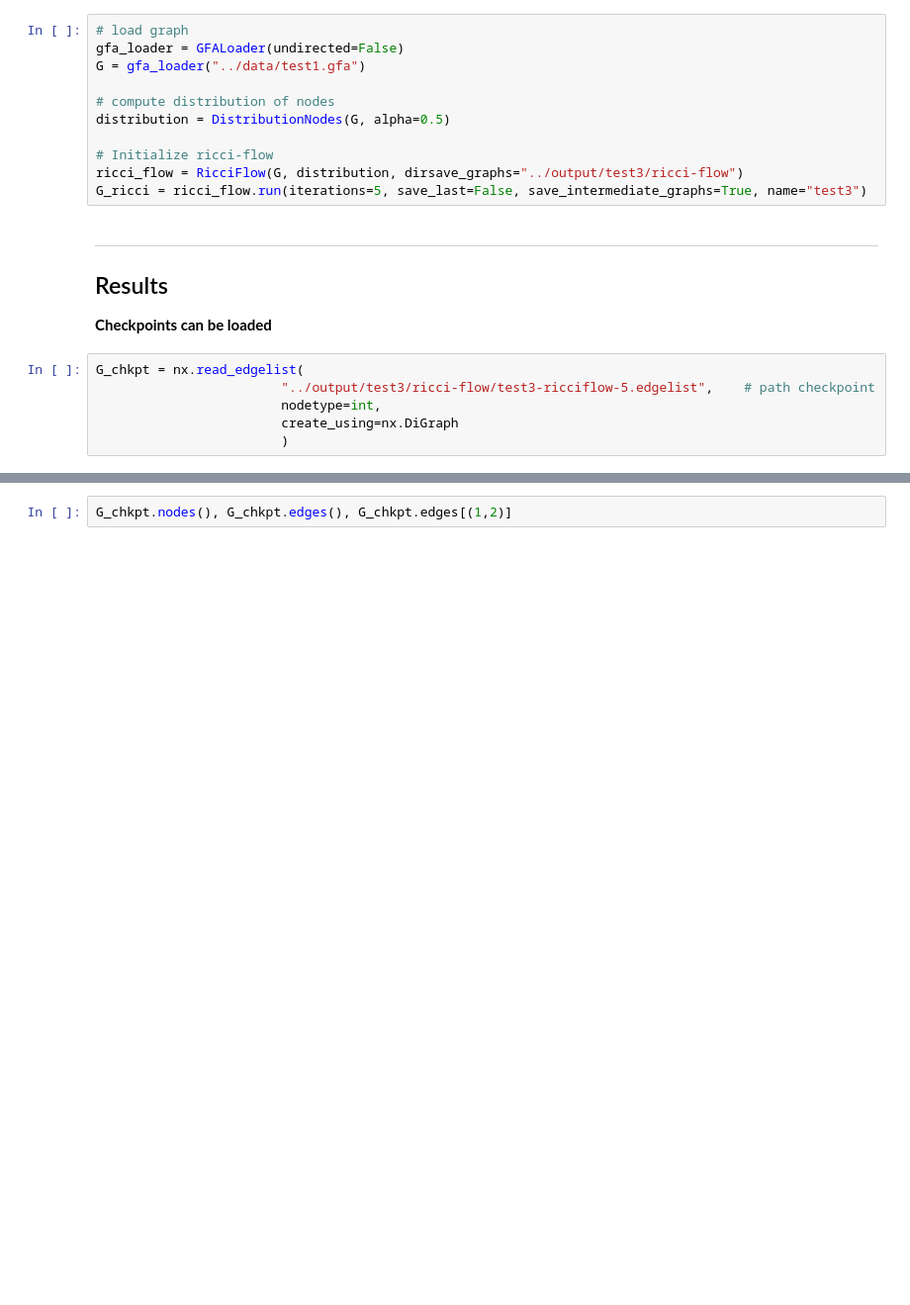
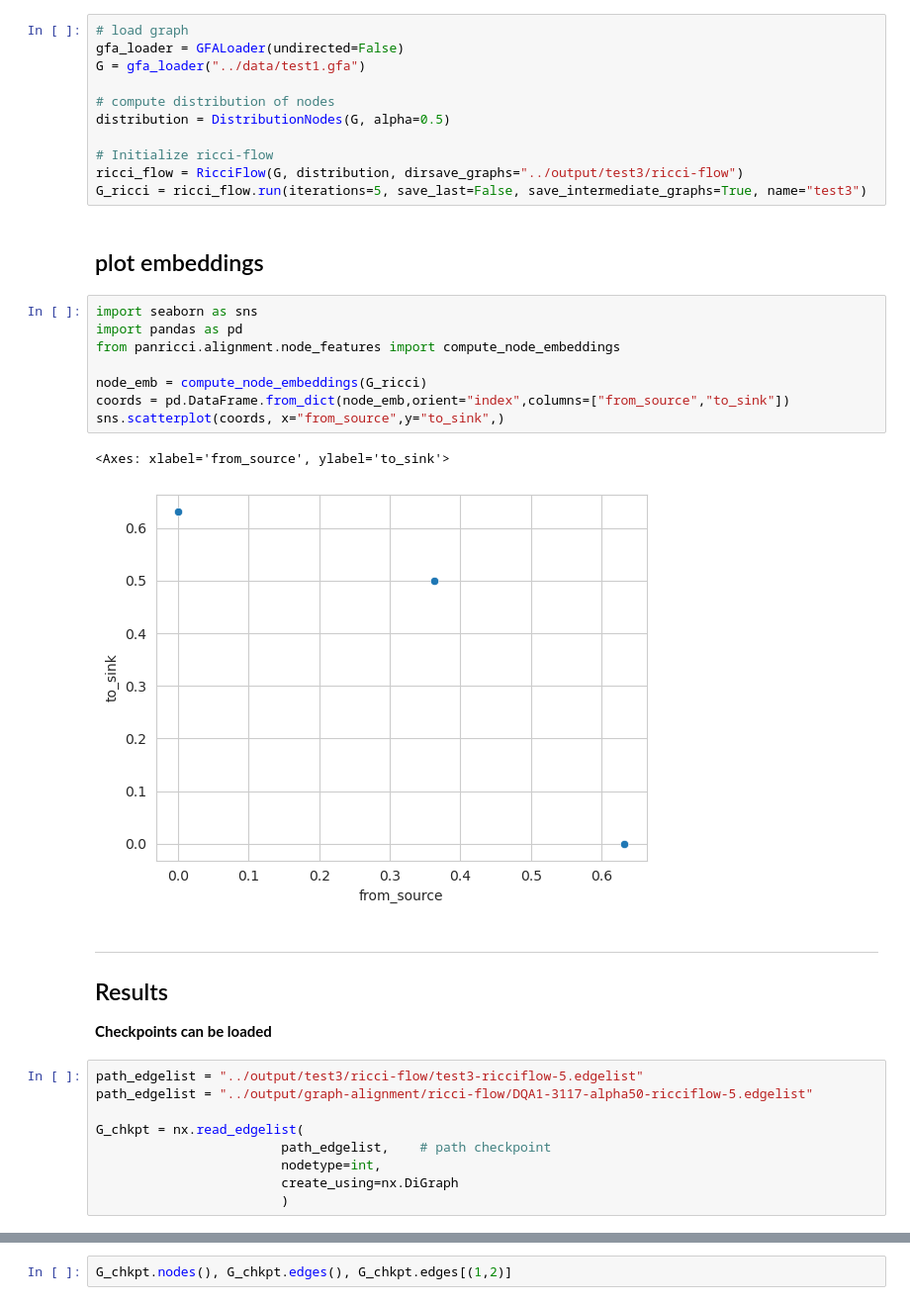
Before and after one commit to jorgeavilacartes/panricci, a Jupyter notebook: notebooks/ricci-flow.ipynb, the cells around one changed output, grey strips where cells are left out. Shown: that part at 99% size. Saved outputs shown, nothing was run; the diff lists cells and outputs as text; blank space fills up the shorter version.

Commit message:
plots for ricci flow results

```diff
--- a/notebooks/ricci-flow.ipynb
+++ b/notebooks/ricci-flow.ipynb
@@ -20,6 +20,19 @@ distribution = DistributionNodes(G, alpha=0.5)
 # Initialize ricci-flow
 ricci_flow = RicciFlow(G, distribution, dirsave_graphs="../output/test3/ricci-flow")
 G_ricci = ricci_flow.run(iterations=5, save_last=False, save_intermediate_graphs=True, name="test3")
+# %% [markdown]
+## plot embeddings
+# %%
+import seaborn as sns
+import pandas as pd
+from panricci.alignment.node_features import compute_node_embeddings
+
+node_emb = compute_node_embeddings(G_ricci)
+coords = pd.DataFrame.from_dict(node_emb,orient="index",columns=["from_source","to_sink"])
+sns.scatterplot(coords, x="from_source",y="to_sink",)
+# %% [output]
+<Axes: xlabel='from_source', ylabel='to_sink'>
+[figure, added]
 # %% [markdown]
 ___
 
@@ -27,8 +40,11 @@ ___
 
 **Checkpoints can be loaded**
 # %%
+path_edgelist = "../output/test3/ricci-flow/test3-ricciflow-5.edgelist"
+path_edgelist = "../output/graph-alignment/ricci-flow/DQA1-3117-alpha50-ricciflow-5.edgelist"
+
 G_chkpt = nx.read_edgelist(
-                        "../output/test3/ricci-flow/test3-ricciflow-5.edgelist",    # path checkpoint
+                        path_edgelist,    # path checkpoint
                         nodetype=int,
                         create_using=nx.DiGraph
                         )
```
Also changed, not shown: parts of 6 cells of this notebook, 3 other files.
